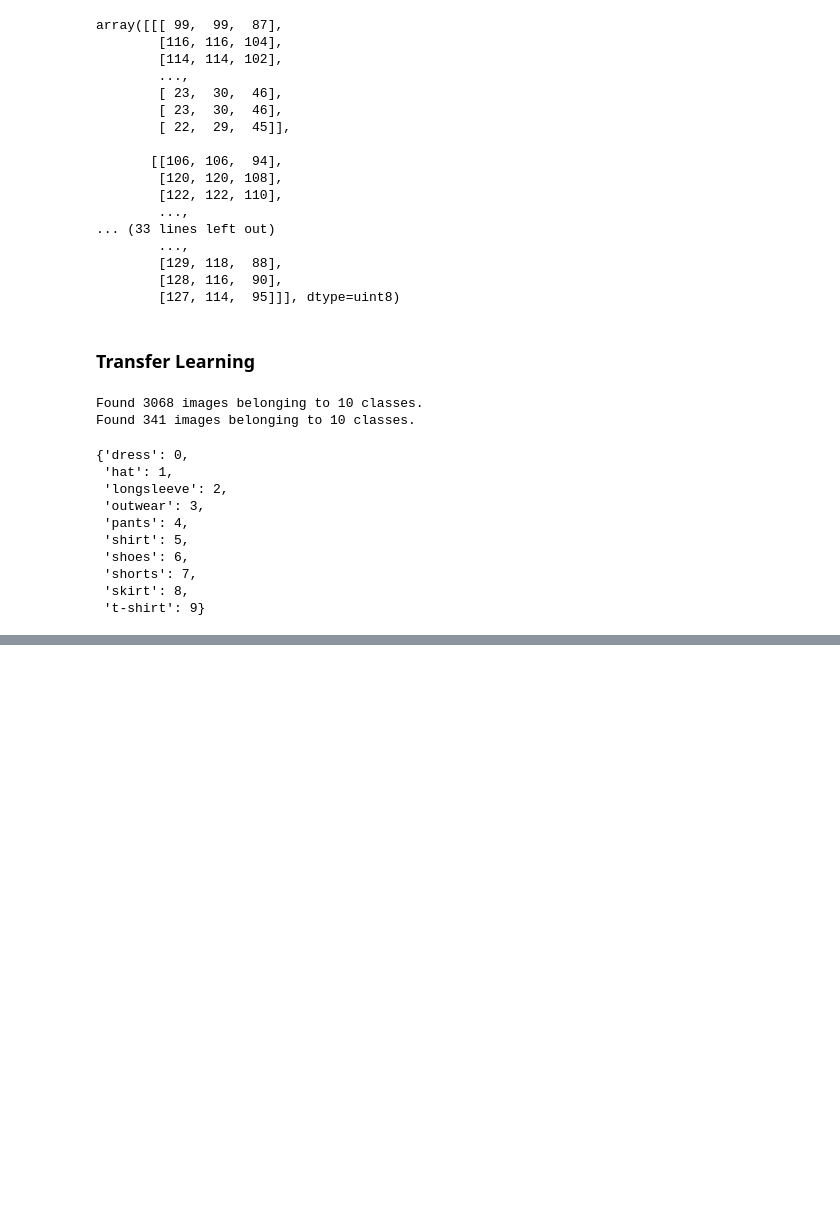
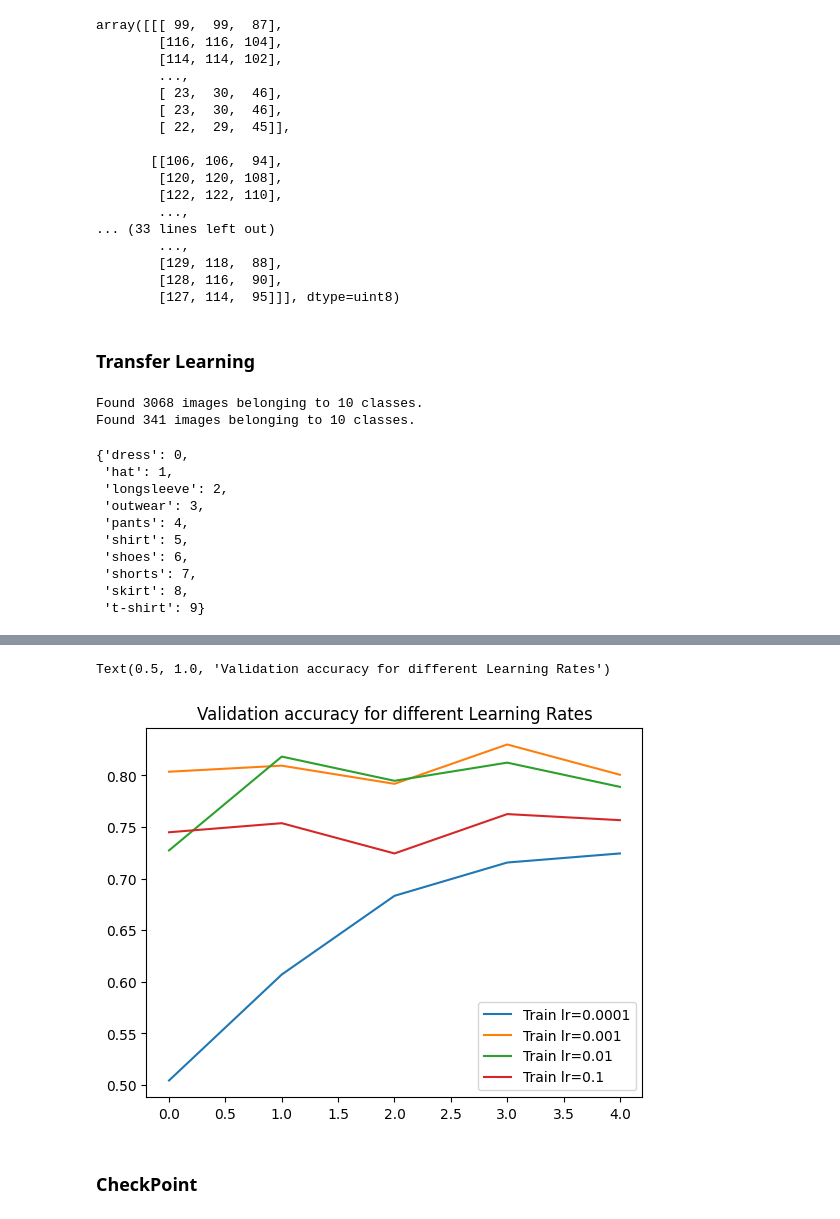
Before and after one commit to soumyadip-iimksp/machine-learning-zoomcamp, a Jupyter notebook: 08-deep-learning/neural_network_dl.ipynb, the cells around one changed output, grey strips where cells are left out. Saved outputs shown, nothing was run; the diff lists cells and outputs as text; code cells hidden in the pictures; blank space fills up the shorter version.

```diff
--- a/08-deep-learning/neural_network_dl.ipynb
+++ b/08-deep-learning/neural_network_dl.ipynb
@@ -198,0 +258,8 @@ plt.show()
+# %%
+for lr, hist in scores.items():
+    plt.plot(hist["val_accuracy"], label=f"Train lr={lr}")
+plt.legend()
+plt.title("Validation accuracy for different Learning Rates")
+# %% [output]
+Text(0.5, 1.0, 'Validation accuracy for different Learning Rates')
+[figure, added]
@@ -198,0 +268,2 @@ plt.show()
+# %% [markdown]
+### CheckPoint
```
Also changed, not shown: parts of 17 cells of this notebook, 9 other files.
